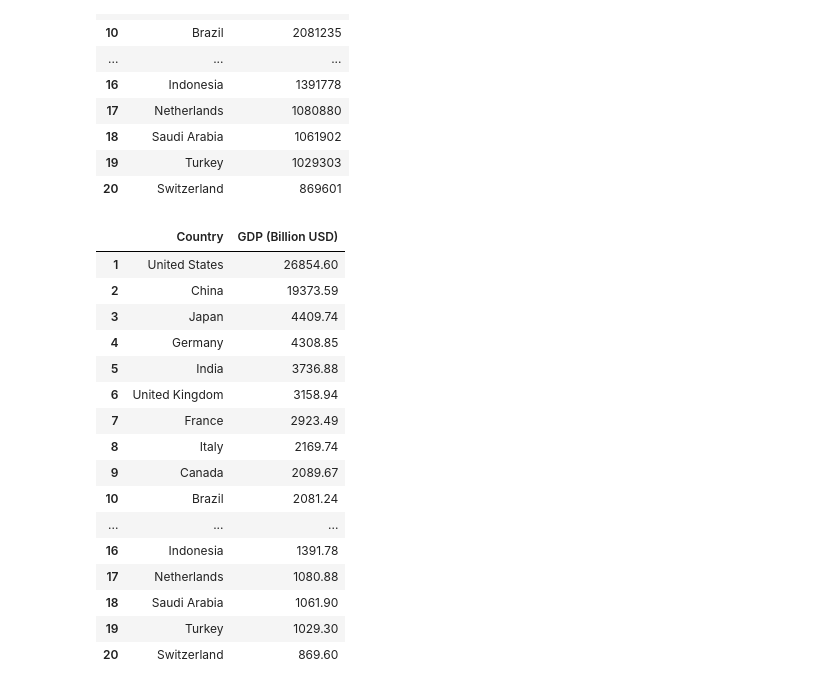
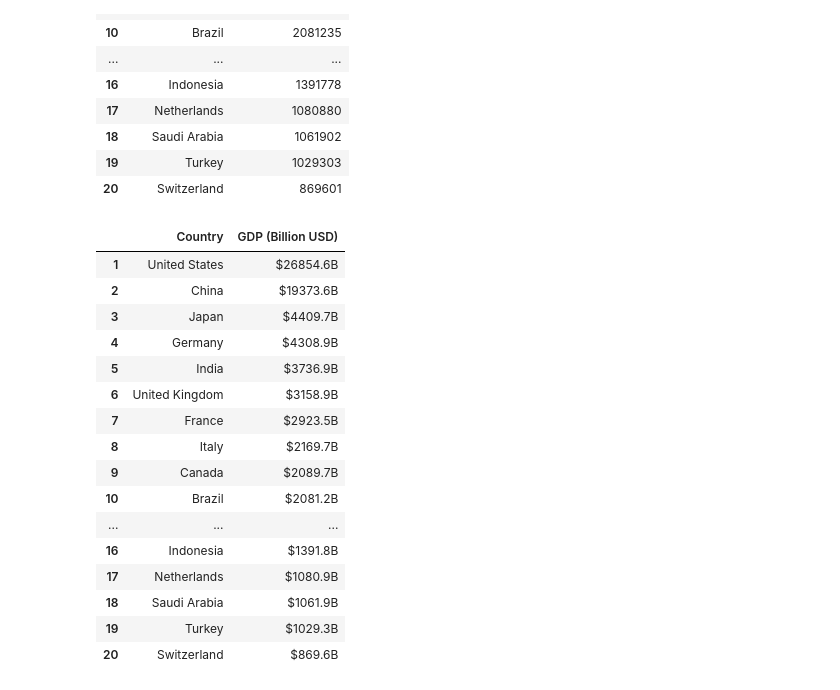
Before and after one commit to Fundakowska/GDP_Data, a Jupyter notebook: GDP_Data.ipynb, the cells around one changed output. Drawn from its saved outputs; the diff is of its cells as text; code cells hidden in the pictures.

```diff
--- a/GDP_Data.ipynb
+++ b/GDP_Data.ipynb
@@ -74,34 +58,40 @@ df
 # %%
 # Change the data type of the 'GDP (Million USD)' column to integer.
 df['GDP (Million USD)'] = df['GDP (Million USD)'].astype(int)
 
-# Change from million USD to billion USD
-df[['GDP (Million USD)']]=df[['GDP (Million USD)']]/1000
+to_plot = df.copy()
+
+#Change from million USD to billion USD and format to currency
+def format(x):
+    return "${:.1f}B".format(x/1000)
+
+df['GDP (Million USD)']=df['GDP (Million USD)'].apply(format)
 
 # Change column names
 df.columns = ['Country','GDP (Billion USD)']
 
 # Rounding to 2 decimal places
 df[['GDP (Billion USD)']] = np.round(df[['GDP (Billion USD)']],2)
+
 df
 # %% [output]
 |  | Country | GDP (Billion USD) |
-| 1 | United States | 26854.60 |
-| 2 | China | 19373.59 |
-| 3 | Japan | 4409.74 |
-| 4 | Germany | 4308.85 |
-| 5 | India | 3736.88 |
-| 6 | United Kingdom | 3158.94 |
-| 7 | France | 2923.49 |
-| 8 | Italy | 2169.74 |
-| 9 | Canada | 2089.67 |
-| 10 | Brazil | 2081.24 |
+| 1 | United States | $26854.6B |
+| 2 | China | $19373.6B |
+| 3 | Japan | $4409.7B |
+| 4 | Germany | $4308.9B |
+| 5 | India | $3736.9B |
+| 6 | United Kingdom | $3158.9B |
+| 7 | France | $2923.5B |
+| 8 | Italy | $2169.7B |
+| 9 | Canada | $2089.7B |
+| 10 | Brazil | $2081.2B |
 | ... | ... | ... |
-| 16 | Indonesia | 1391.78 |
-| 17 | Netherlands | 1080.88 |
-| 18 | Saudi Arabia | 1061.90 |
-| 19 | Turkey | 1029.30 |
-| 20 | Switzerland | 869.60 |
+| 16 | Indonesia | $1391.8B |
+| 17 | Netherlands | $1080.9B |
+| 18 | Saudi Arabia | $1061.9B |
+| 19 | Turkey | $1029.3B |
+| 20 | Switzerland | $869.6B |
 # %%
 # loading to csv
 df.to_csv('./Largest_economies.csv')
```
Also changed, not shown: parts of 5 cells of this notebook.
